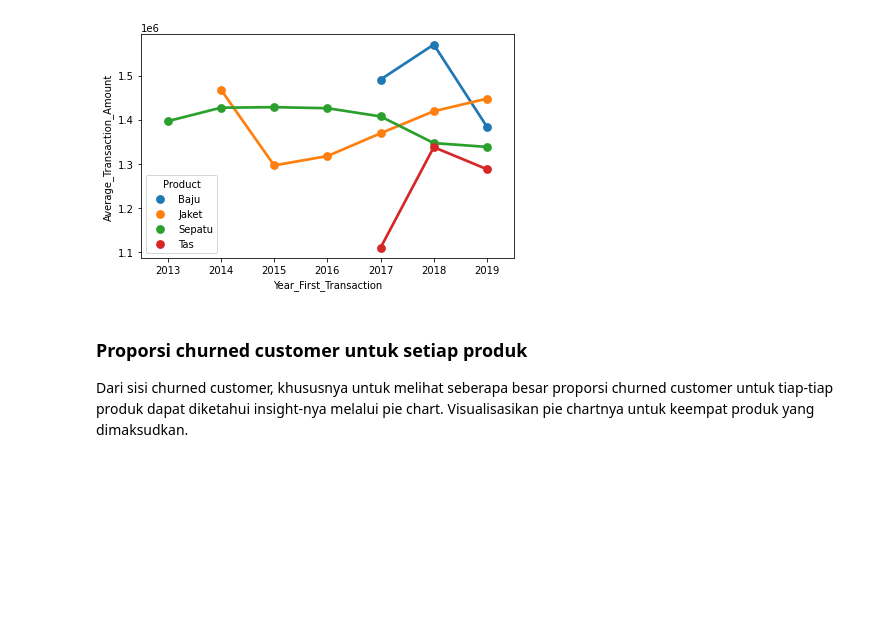
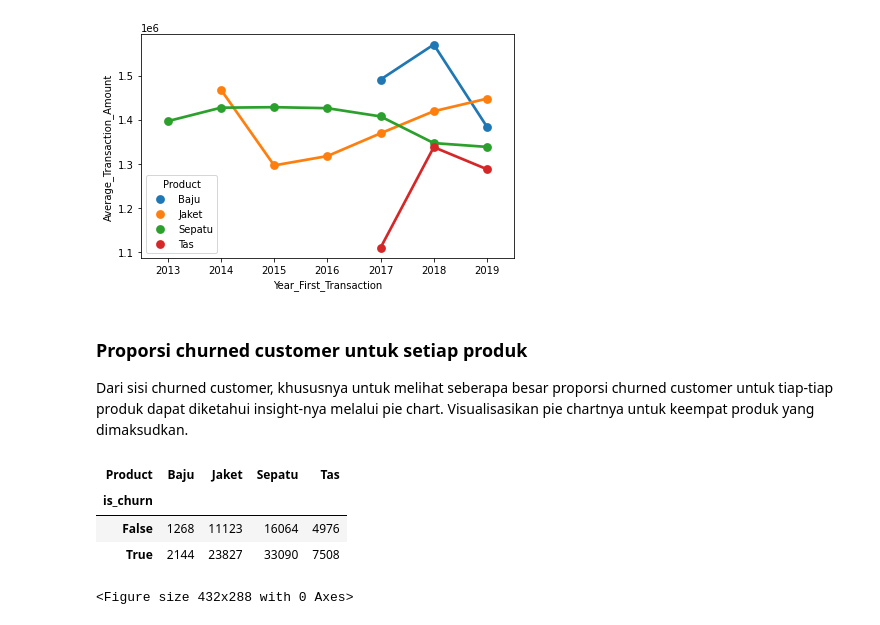
Before and after one commit to setyo-dwi-pratama/Courses, a Jupyter notebook: 14_Data_Analyst_Project_Business_Decision_Research_.ipynb, the cells around one changed output. Cells and saved outputs as stored; diff of their text form; code cells hidden in the pictures; blank space fills up the shorter version.

```diff
--- a/14_Data_Analyst_Project_Business_Decision_Research_.ipynb
+++ b/14_Data_Analyst_Project_Business_Decision_Research_.ipynb
@@ -395,3 +395,21 @@ plt.show()
 # %% [markdown]
 ### **Proporsi churned customer untuk setiap produk**
 Dari sisi churned customer, khususnya untuk melihat seberapa besar proporsi churned customer untuk tiap-tiap produk dapat diketahui insight-nya melalui pie chart. Visualisasikan pie chartnya untuk keempat produk yang dimaksudkan.
+# %%
+import matplotlib.pyplot as plt
+
+plt.clf()
+
+# Melakukan pivot data
+df_piv = df.pivot_table(index='is_churn',
+                        columns='Product',
+                        values='Customer_ID',
+                        aggfunc='count',
+                        fill_value=0)
+df_piv
+# %% [output]
+| Product | Baju | Jaket | Sepatu | Tas |
+| is_churn |  |  |  |  |
+| False | 1268 | 11123 | 16064 | 4976 |
+| True | 2144 | 23827 | 33090 | 7508 |
+<Figure size 432x288 with 0 Axes>
```
Also changed, not shown: parts of 23 cells of this notebook.
